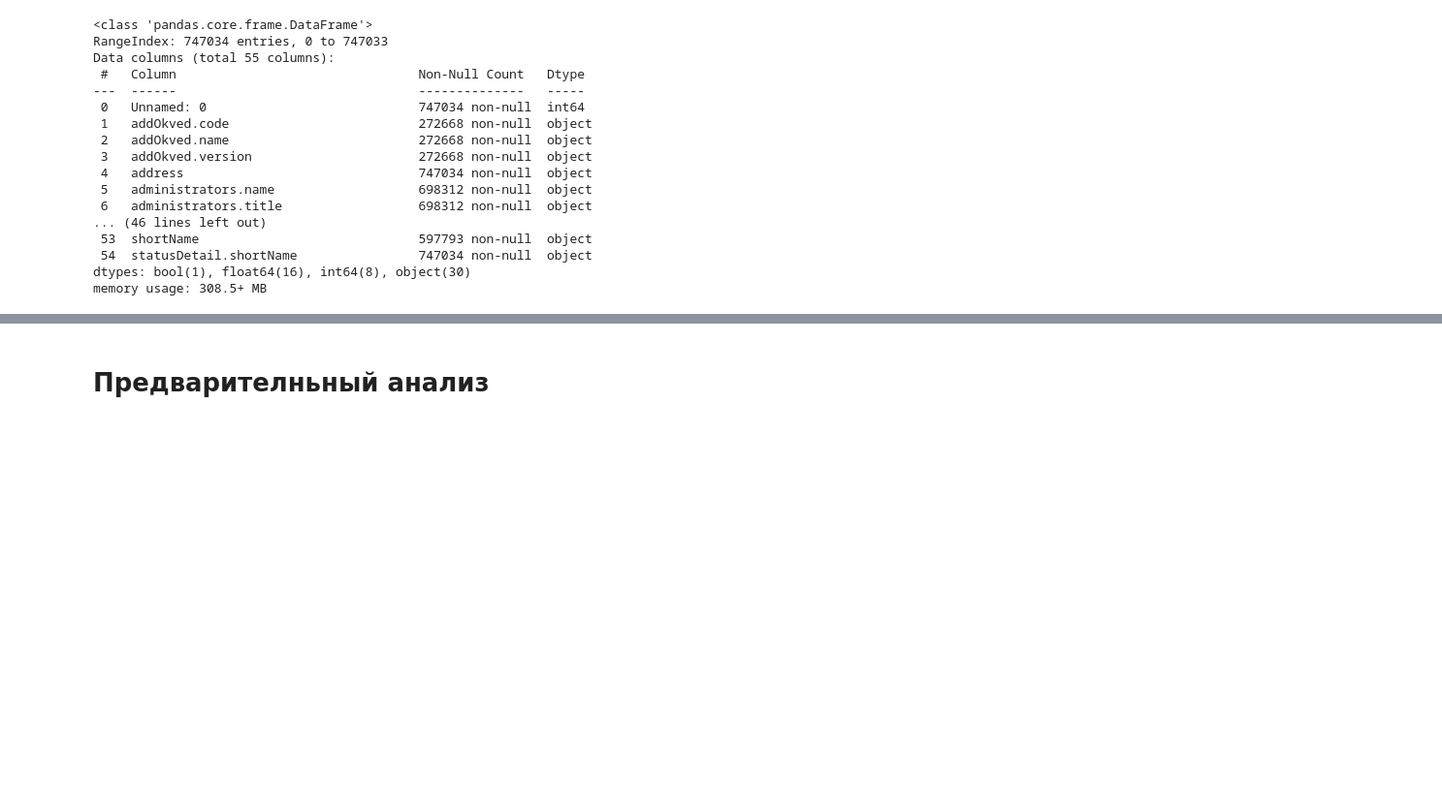
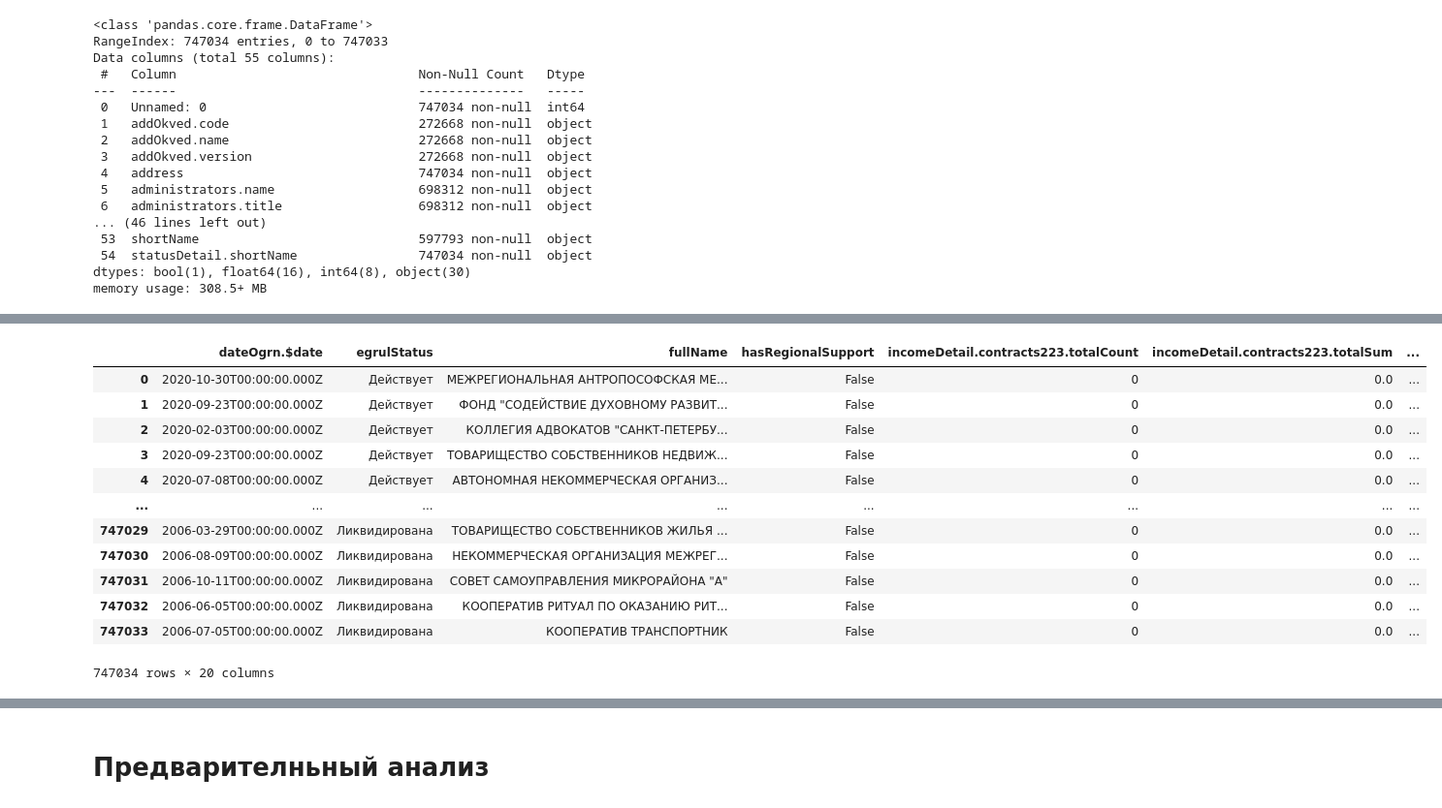
Before and after one commit to PlatArs/GOV_project, a Jupyter notebook: Project.ipynb, the cells around one changed output, grey strips where cells are left out. Shown: that part at 97% size. Drawn from its saved outputs; the diff is of its cells as text; code cells hidden in the pictures; blank space fills up the shorter version.

```diff
--- a/Project.ipynb
+++ b/Project.ipynb
@@ -204,3 +232,20 @@ df_clean = df_full.drop(columns=del_list)
+# %%
+df_clean = df_clean.drop(columns=list(not_0.columns))
+df_clean
+# %% [output]
+|  | dateOgrn.$date | egrulStatus | fullName | hasRegionalSupport | incomeDetail.contracts223.totalCount | incomeDetail.contracts223.totalSum | ... |
+| 0 | 2020-10-30T00:00:00.000Z | Действует | МЕЖРЕГИОНАЛЬНАЯ АНТРОПОСОФСКАЯ МЕ... | False | 0 | 0.0 | ... |
+| 1 | 2020-09-23T00:00:00.000Z | Действует | ФОНД "СОДЕЙСТВИЕ ДУХОВНОМУ РАЗВИТ... | False | 0 | 0.0 | ... |
+| 2 | 2020-02-03T00:00:00.000Z | Действует | КОЛЛЕГИЯ АДВОКАТОВ "САНКТ-ПЕТЕРБУ... | False | 0 | 0.0 | ... |
+| 3 | 2020-09-23T00:00:00.000Z | Действует | ТОВАРИЩЕСТВО СОБСТВЕННИКОВ НЕДВИЖ... | False | 0 | 0.0 | ... |
+| 4 | 2020-07-08T00:00:00.000Z | Действует | АВТОНОМНАЯ НЕКОММЕРЧЕСКАЯ ОРГАНИЗ... | False | 0 | 0.0 | ... |
+| ... | ... | ... | ... | ... | ... | ... | ... |
+| 747029 | 2006-03-29T00:00:00.000Z | Ликвидирована | ТОВАРИЩЕСТВО СОБСТВЕННИКОВ ЖИЛЬЯ ... | False | 0 | 0.0 | ... |
+| 747030 | 2006-08-09T00:00:00.000Z | Ликвидирована | НЕКОММЕРЧЕСКАЯ ОРГАНИЗАЦИЯ МЕЖРЕГ... | False | 0 | 0.0 | ... |
+| 747031 | 2006-10-11T00:00:00.000Z | Ликвидирована | СОВЕТ САМОУПРАВЛЕНИЯ МИКРОРАЙОНА "А" | False | 0 | 0.0 | ... |
+| 747032 | 2006-06-05T00:00:00.000Z | Ликвидирована | КООПЕРАТИВ РИТУАЛ ПО ОКАЗАНИЮ РИТ... | False | 0 | 0.0 | ... |
+| 747033 | 2006-07-05T00:00:00.000Z | Ликвидирована | КООПЕРАТИВ ТРАНСПОРТНИК | False | 0 | 0.0 | ... |
+747034 rows × 20 columns
 # %%
 # Удалим дубликаты и пустые строки
 df_clean_dub = df_clean.drop_duplicates()
```
Also changed, not shown: parts of 21 cells of this notebook.
